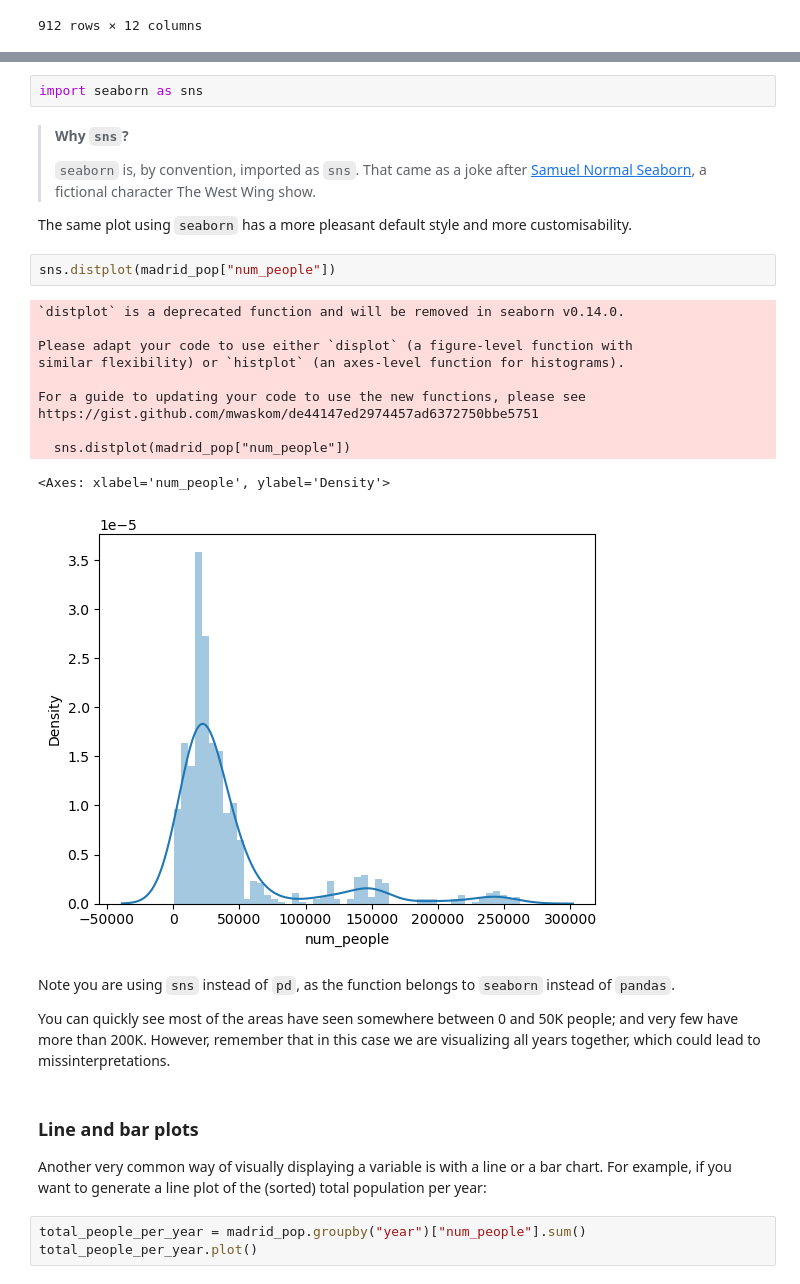
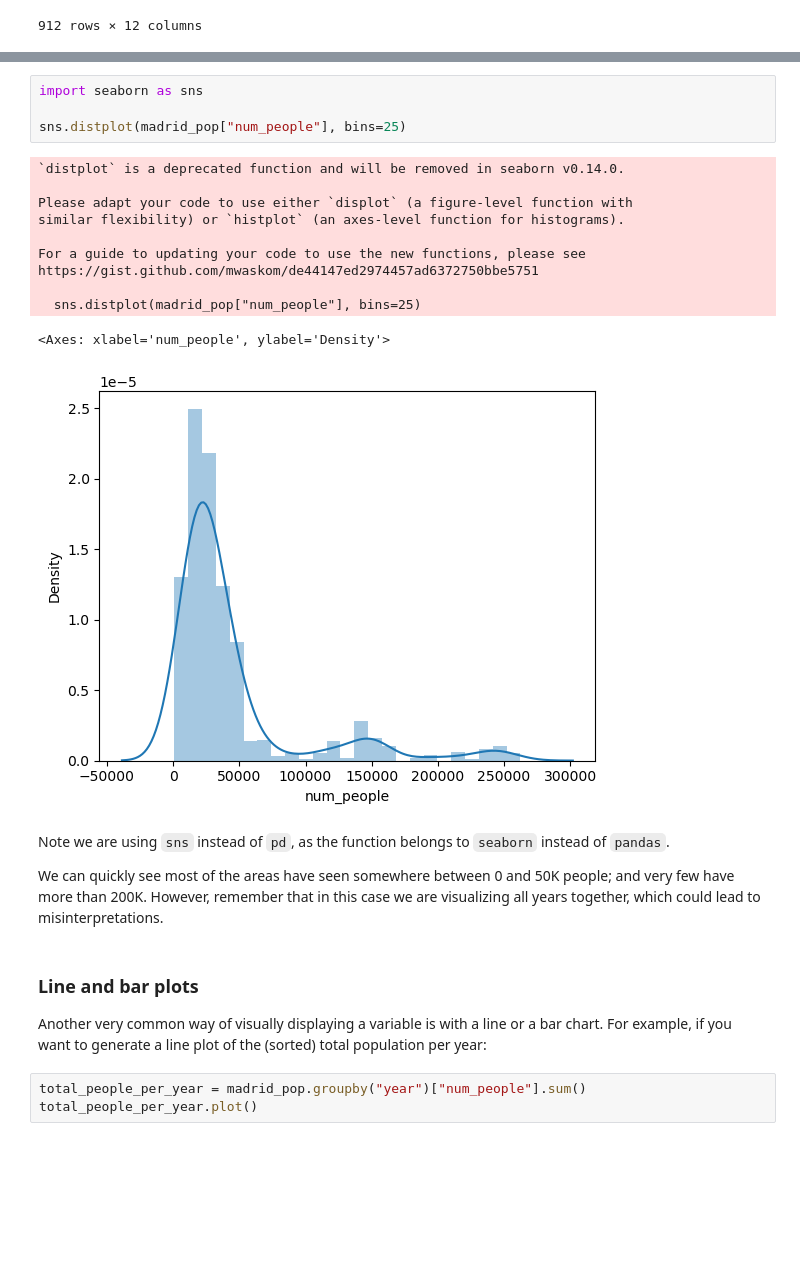
Before and after one commit to Norman-Foster-Institute/ua_2024, a Jupyter notebook: chapter_1/pandas.ipynb, the cells around one changed output, grey strips where cells are left out. Saved outputs shown, nothing was run; the diff lists cells and outputs as text; blank space fills up the shorter version.

```diff
--- a/chapter_1/pandas.ipynb
+++ b/chapter_1/pandas.ipynb
@@ -645,41 +569,27 @@ is to use another package, called
 # %%
 import seaborn as sns
+
+sns.distplot(madrid_pop["num_people"], bins=25)
+# %% [output]
+`distplot` is a deprecated function and will be removed in seaborn v0.14.0.
+
+Please adapt your code to use either `displot` (a figure-level function with
+similar flexibility) or `histplot` (an axes-level function for histograms).
+
+For a guide to updating your code to use the new functions, please see
+https://gist.github.com/mwaskom/de44147ed2974457ad6372750bbe5751
+
+  sns.distplot(madrid_pop["num_people"], bins=25)
+<Axes: xlabel='num_people', ylabel='Density'>
+[figure, added]
-# %% [markdown]
-> **Why `sns`?**
->
-> `seaborn` is, by convention, imported as `sns`. That came as a joke
-> after [Samuel Normal
-> Seaborn](https://en.wikipedia.org/wiki/Sam_Seaborn), a fictional
-> character The West Wing show.
-
-The same plot using `seaborn` has a more pleasant default style and more
-customisability.
-# %%
-sns.distplot(madrid_pop["num_people"])
-# %% [output]
-`distplot` is a deprecated function and will be removed in seaborn v0.14.0.
-
-Please adapt your code to use either `displot` (a figure-level function with
-similar flexibility) or `histplot` (an axes-level function for histograms).
-
-For a guide to updating your code to use the new functions, please see
-https://gist.github.com/mwaskom/de44147ed2974457ad6372750bbe5751
-
-  sns.distplot(madrid_pop["num_people"])
-<Axes: xlabel='num_people', ylabel='Density'>
-[figure, removed]
 # %% [markdown]
-Note you are using `sns` instead of `pd`, as the function belongs to
-`seaborn` instead of `pandas`.
+Note we are using `sns` instead of `pd`, as the function belongs to `seaborn` instead of `pandas`.
 
-You can quickly see most of the areas have seen somewhere between 0 and
-50K people; and very few have more than 200K. However, remember that in this case we are visualizing all years together, which could lead to missinterpretations.
+We can quickly see most of the areas have seen somewhere between 0 and 50K people; and very few have more than 200K. However, remember that in this case we are visualizing all years together, which could lead to misinterpretations.
 # %% [markdown]
 ### Line and bar plots
 
-Another very common way of visually displaying a variable is with a line
-or a bar chart. For example, if you want to generate a line plot of the
-(sorted) total population per year:
+Another very common way of visually displaying a variable is with a line or a bar chart. For example, if you want to generate a line plot of the (sorted) total population per year:
 # %%
 total_people_per_year = madrid_pop.groupby("year")["num_people"].sum()
 total_people_per_year.plot()
```
Also changed, not shown: parts of 60 cells of this notebook, 9 other files.
